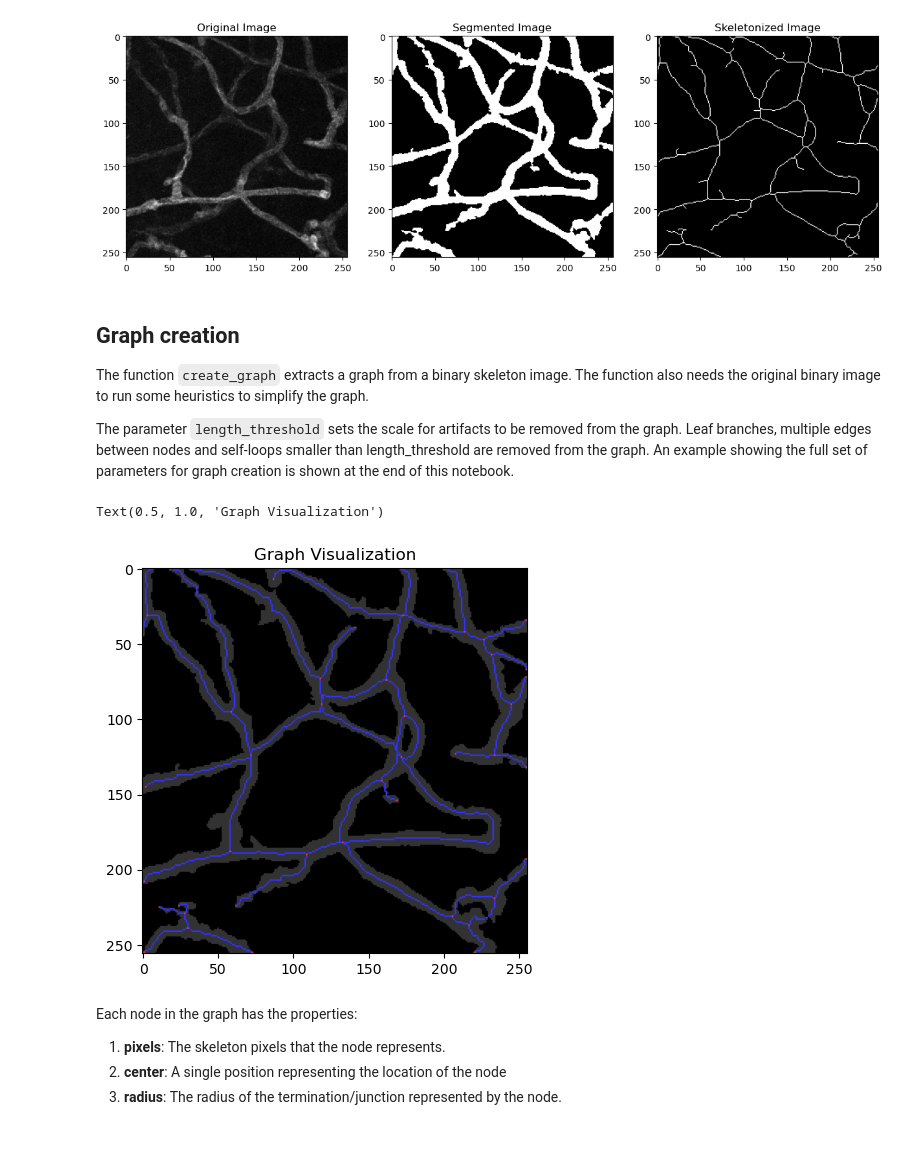
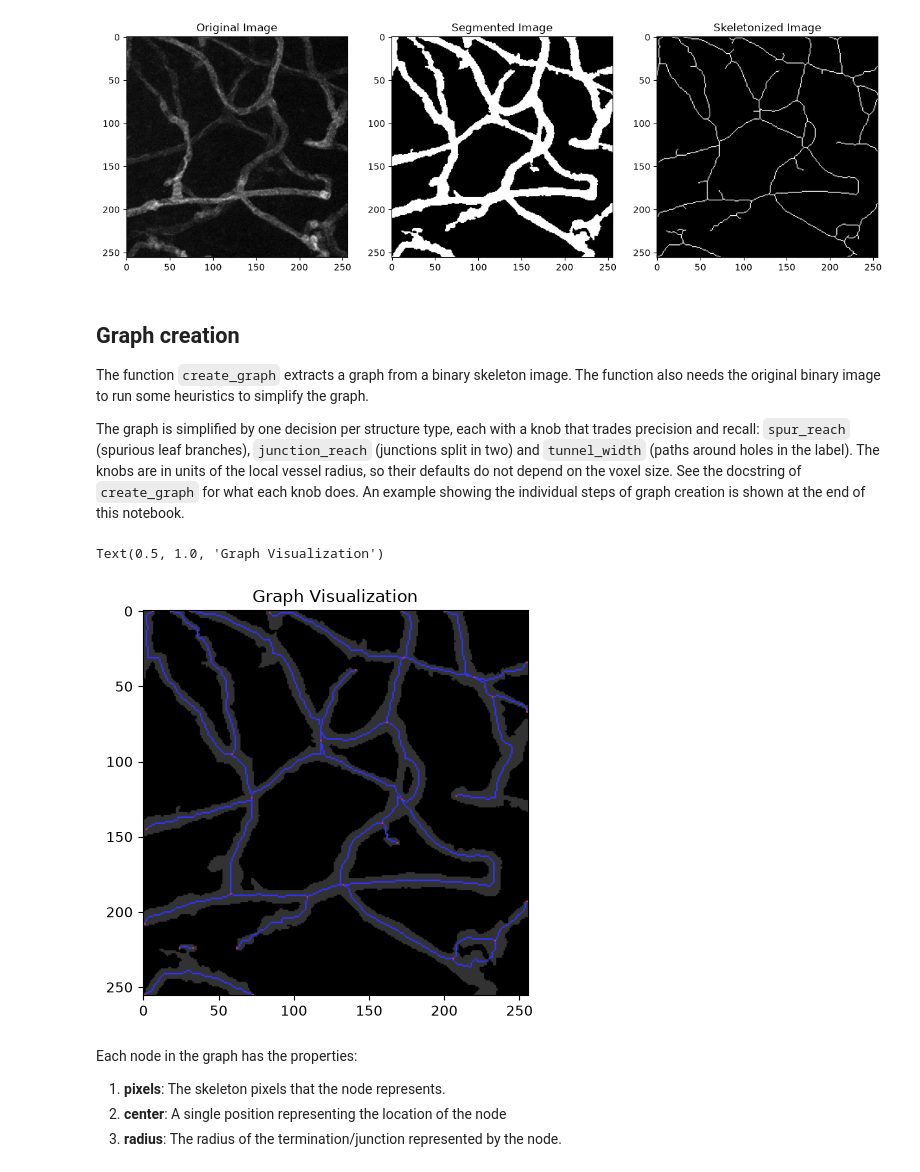
Before and after one commit to chcomin/pyvane, a Jupyter notebook: examples/1 - Graph creation.ipynb, the cells around one changed output. Drawn from its saved outputs; the diff is of its cells as text; code cells hidden in the pictures; blank space fills up the shorter version.

```diff
--- a/examples/1 - Graph creation.ipynb
+++ b/examples/1 - Graph creation.ipynb
@@ -38,25 +38,26 @@ plt.show()
 
 The function `create_graph` extracts a graph from a binary skeleton image. The function also needs the original binary image to run some heuristics to simplify the graph.
 
-The parameter `length_threshold` sets the scale for artifacts to be removed from the graph. Leaf branches, multiple edges between nodes and self-loops smaller than length_threshold are removed from the graph. An example showing the full set of parameters for graph creation is shown at the end of this notebook.
+The graph is simplified by one decision per structure type, each with a knob that trades precision and recall: `spur_reach` (spurious leaf branches), `junction_reach` (junctions split in two) and `tunnel_width` (paths around holes in the label). The knobs are in units of the local vessel radius, so their defaults do not depend on the voxel size. See the docstring of `create_graph` for what each knob does. An example showing the individual steps of graph creation is shown at the end of this notebook.
 # %%
-graph = create_graph(skel_img, bin_img, length_threshold=10)
+graph = create_graph(skel_img, bin_img)
+
 
 graph_img = graph_to_img(
     graph,
     img_shape=img.shape,
     node_color=(255, 0, 0),
     node_pixels_color=(0, 0, 0),
     edge_color=(0, 0, 255)
     )
 
 plt.figure(figsize=(5, 5))
 plt.imshow(graph_img)
 plt.imshow(bin_img, cmap="gray", alpha=0.2)
 plt.title("Graph Visualization")
 # %% [output]
 Text(0.5, 1.0, 'Graph Visualization')
-[figure, old version]
+[figure, new version]
 # %% [markdown]
 Each node in the graph has the properties:
 
```
Also changed, not shown: parts of 13 cells of this notebook, 15 other files.
